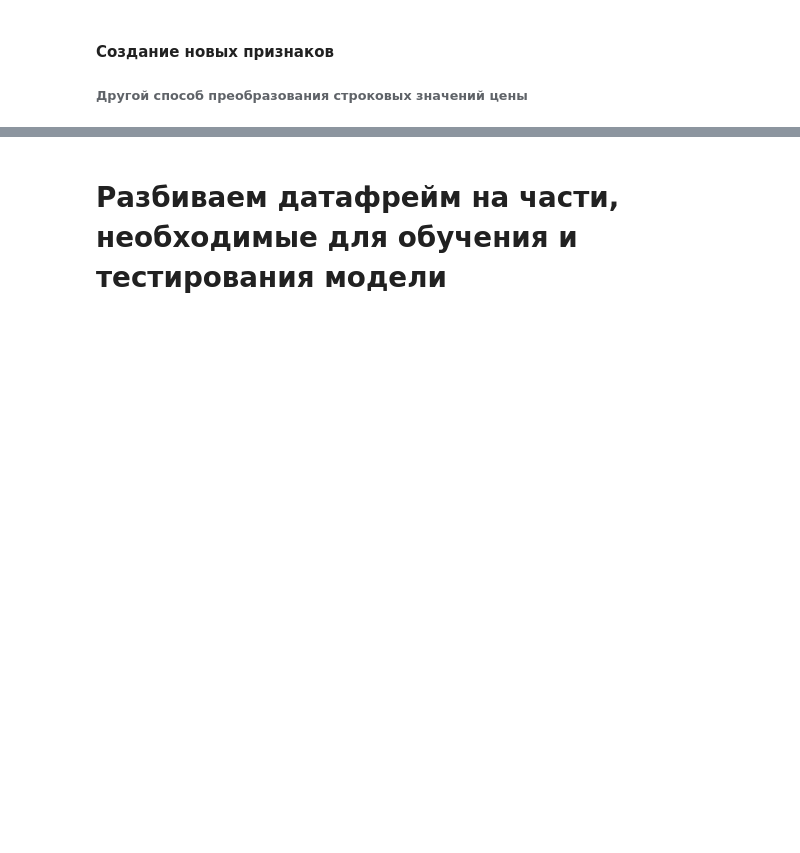
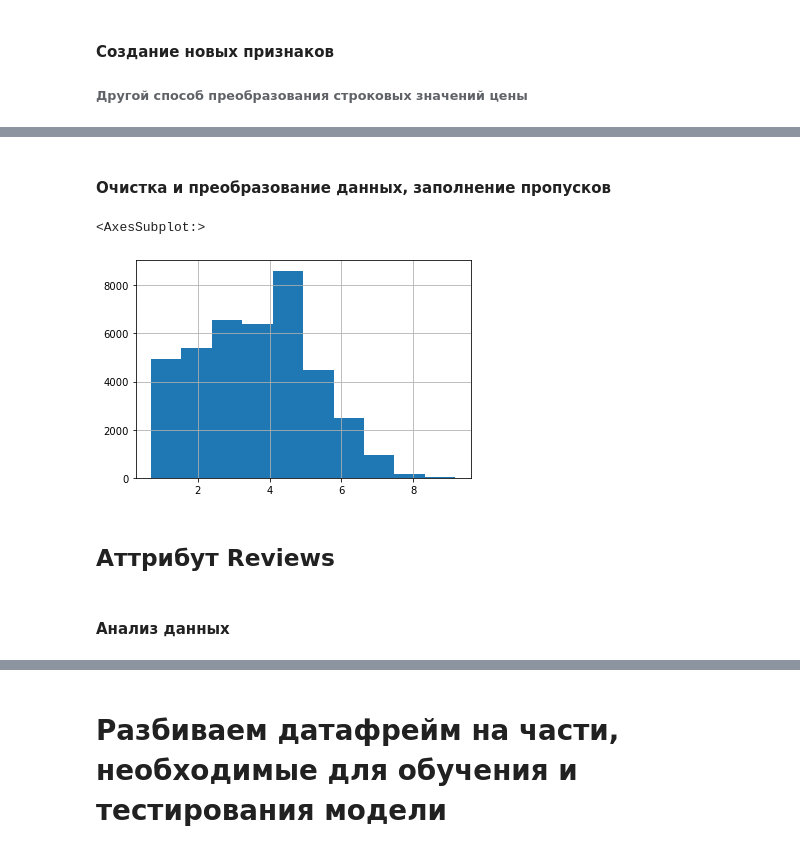
Before and after one commit to Tannheuser/Skillfactory, a Jupyter notebook: module_3/project/model.ipynb, the cells around one changed output, grey strips where cells are left out. Drawn from its saved outputs; the diff is of its cells as text; code cells hidden in the pictures; blank space fills up the shorter version.

```diff
--- a/module_3/project/model.ipynb
+++ b/module_3/project/model.ipynb
@@ -296,0 +298,13 @@ df['Number of Cuisines'] = df['Cuisine Style'].apply(lambda cuisines: len(cuisin
+# %% [markdown]
+#### Очистка и преобразование данных, заполнение пропусков
+# %%
+# Заполним пропуски средним значением
+
+df['Number of Reviews'] = df['Number of Reviews'].fillna(df['Number of Reviews'].mean())
+
+# опытным путем выясняем, что взятие логарифма приводит данные к более нормальному виду
+
+np.log(df['Number of Reviews']).hist(bins=10)
+# %% [output]
+<AxesSubplot:>
+[figure, added]
@@ -296,0 +314,4 @@ df['Number of Cuisines'] = df['Cuisine Style'].apply(lambda cuisines: len(cuisin
+# %% [markdown]
+## Аттрибут Reviews
+# %% [markdown]
+#### Анализ данных
```
Also changed, not shown: parts of 35 cells of this notebook, 1 other file.
